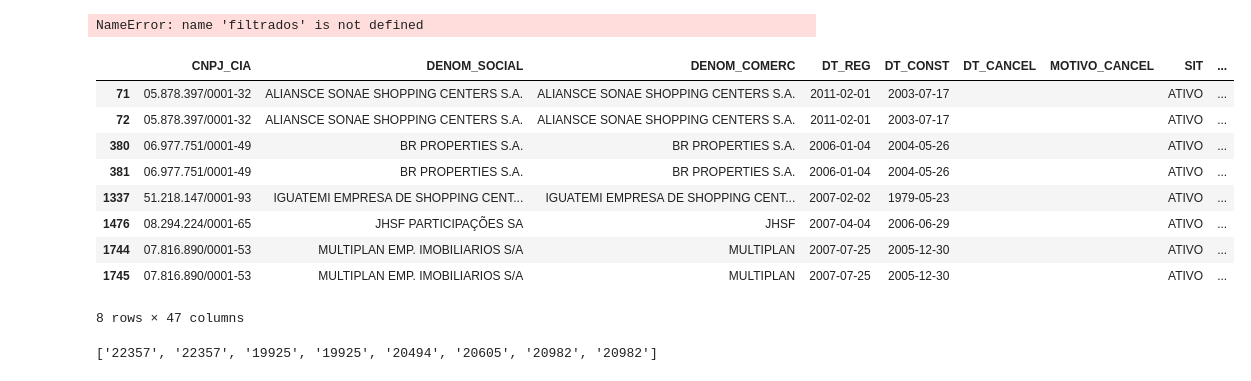
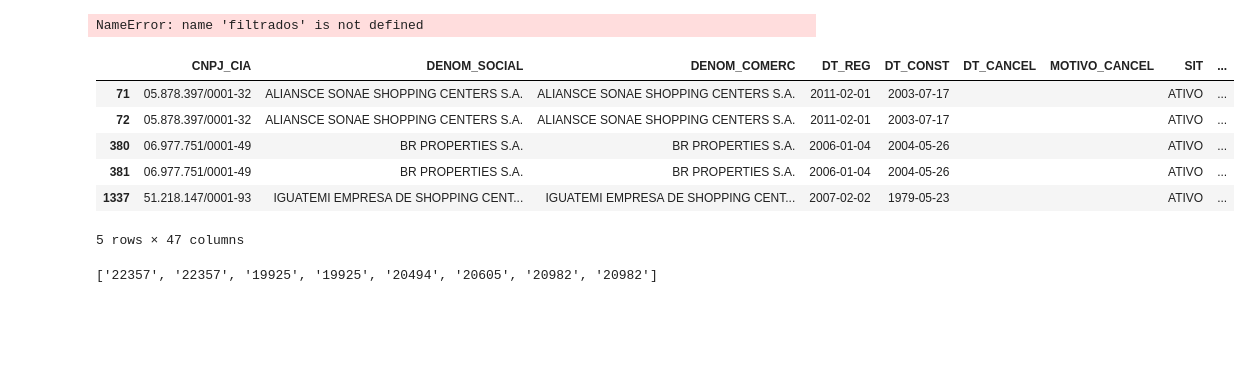
Before and after one commit to Akirahori/Python, a Jupyter notebook: Mercado_Financeiro/Python_Mercado_Financeiro/04. Análise Fundamentalista com Python.ipynb, the cells around one changed output. Cells and saved outputs as stored; diff of their text form; code cells hidden in the pictures; blank space fills up the shorter version.

```diff
--- a/Mercado_Financeiro/Python_Mercado_Financeiro/04. Análise Fundamentalista com Python.ipynb
+++ b/Mercado_Financeiro/Python_Mercado_Financeiro/04. Análise Fundamentalista com Python.ipynb
@@ -173,18 +167,15 @@ jhsf_data = data[data['CNPJ_CIA']== jhsf]
 # %%
 filtrados = data[data['CNPJ_CIA'].isin(lista_cnpjs)]
 # %%
-filtrados
+filtrados.head()
 # %% [output]
 |  | CNPJ_CIA | DENOM_SOCIAL | DENOM_COMERC | DT_REG | DT_CONST | DT_CANCEL | MOTIVO_CANCEL | SIT | ... |
 | 71 | 05.878.397/0001-32 | ALIANSCE SONAE SHOPPING CENTERS S.A. | ALIANSCE SONAE SHOPPING CENTERS S.A. | 2011-02-01 | 2003-07-17 |  |  | ATIVO | ... |
 | 72 | 05.878.397/0001-32 | ALIANSCE SONAE SHOPPING CENTERS S.A. | ALIANSCE SONAE SHOPPING CENTERS S.A. | 2011-02-01 | 2003-07-17 |  |  | ATIVO | ... |
 | 380 | 06.977.751/0001-49 | BR PROPERTIES S.A. | BR PROPERTIES S.A. | 2006-01-04 | 2004-05-26 |  |  | ATIVO | ... |
 | 381 | 06.977.751/0001-49 | BR PROPERTIES S.A. | BR PROPERTIES S.A. | 2006-01-04 | 2004-05-26 |  |  | ATIVO | ... |
 | 1337 | 51.218.147/0001-93 | IGUATEMI EMPRESA DE SHOPPING CENT... | IGUATEMI EMPRESA DE SHOPPING CENT... | 2007-02-02 | 1979-05-23 |  |  | ATIVO | ... |
-| 1476 | 08.294.224/0001-65 | JHSF PARTICIPAÇÕES SA | JHSF | 2007-04-04 | 2006-06-29 |  |  | ATIVO | ... |
-| 1744 | 07.816.890/0001-53 | MULTIPLAN EMP. IMOBILIARIOS S/A | MULTIPLAN | 2007-07-25 | 2005-12-30 |  |  | ATIVO | ... |
-| 1745 | 07.816.890/0001-53 | MULTIPLAN EMP. IMOBILIARIOS S/A | MULTIPLAN | 2007-07-25 | 2005-12-30 |  |  | ATIVO | ... |
-8 rows × 47 columns
+5 rows × 47 columns
 # %%
 empresas =list(filtrados['CD_CVM'])
 # %%
```
Also changed, not shown: parts of 3 cells of this notebook.
